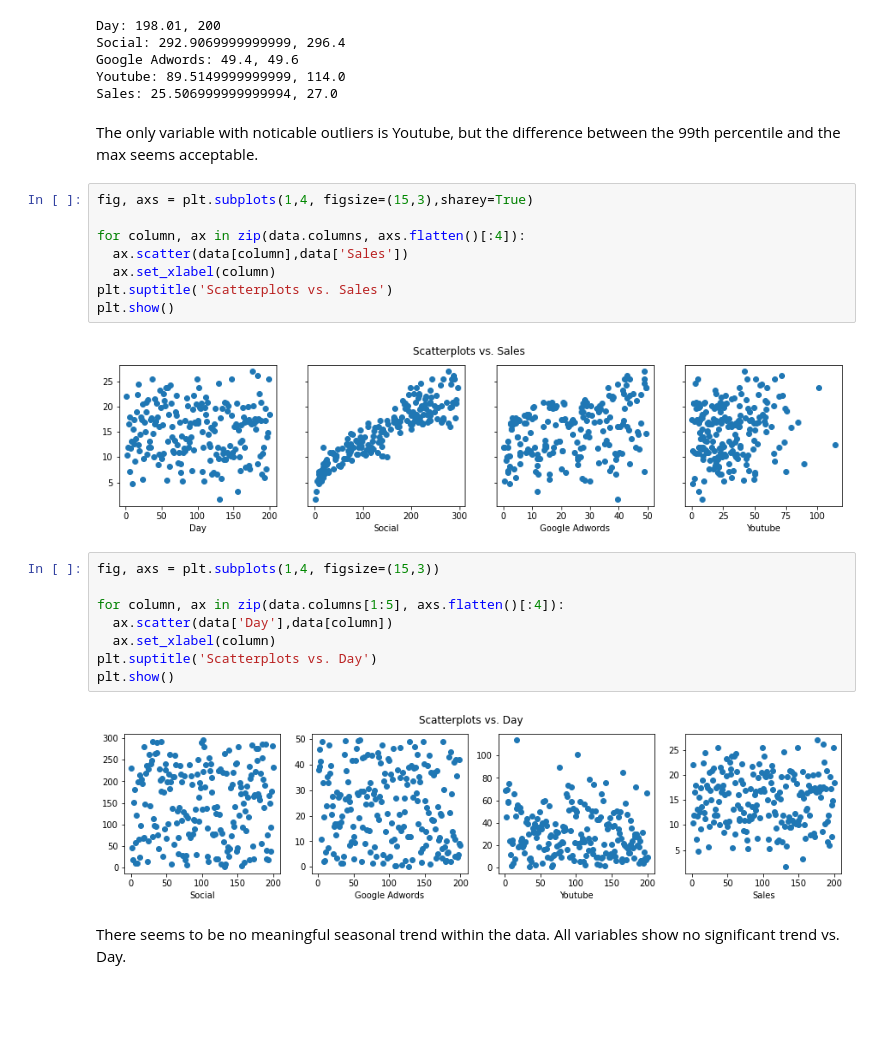
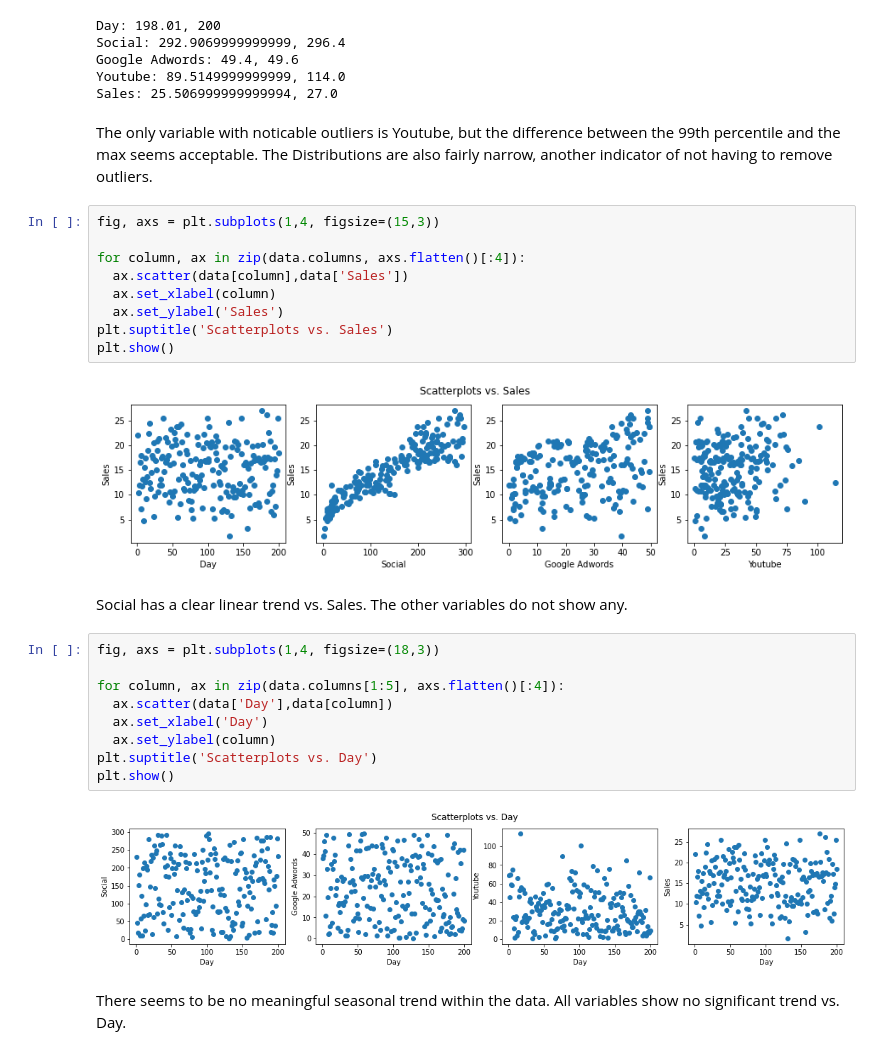
Before and after one commit to SteveGrimm/Unit1_Project2, a Jupyter notebook: Project3.ipynb, the cells around one changed output. Drawn from its saved outputs; the diff is of its cells as text; blank space fills up the shorter version.

```diff
--- a/Project3.ipynb
+++ b/Project3.ipynb
@@ -92,27 +102,31 @@ Google Adwords: 49.4, 49.6
 Youtube: 89.5149999999999, 114.0
 Sales: 25.506999999999994, 27.0
 # %% [markdown]
-The only variable with noticable outliers is Youtube, but the difference between the 99th percentile and the max seems acceptable.
+The only variable with noticable outliers is Youtube, but the difference between the 99th percentile and the max seems acceptable. The Distributions are also fairly narrow, another indicator of not having to remove outliers.
 # %%
-fig, axs = plt.subplots(1,4, figsize=(15,3),sharey=True)
+fig, axs = plt.subplots(1,4, figsize=(15,3))
 
 for column, ax in zip(data.columns, axs.flatten()[:4]):
   ax.scatter(data[column],data['Sales'])
   ax.set_xlabel(column)
+  ax.set_ylabel('Sales')
 plt.suptitle('Scatterplots vs. Sales')
 plt.show()
 # %% [output]
-[figure, old version]
+[figure, new version]
+# %% [markdown]
+Social has a clear linear trend vs. Sales. The other variables do not show any.
 # %%
-fig, axs = plt.subplots(1,4, figsize=(15,3))
+fig, axs = plt.subplots(1,4, figsize=(18,3))
 
 for column, ax in zip(data.columns[1:5], axs.flatten()[:4]):
   ax.scatter(data['Day'],data[column])
-  ax.set_xlabel(column)
+  ax.set_xlabel('Day')
+  ax.set_ylabel(column)
 plt.suptitle('Scatterplots vs. Day')
 plt.show()
 # %% [output]
-[figure, old version]
+[figure, new version]
 # %% [markdown]
 There seems to be no meaningful seasonal trend within the data. All variables show no significant trend vs. Day.
 # %% [markdown]
```
Also changed, not shown: parts of 28 cells of this notebook.
